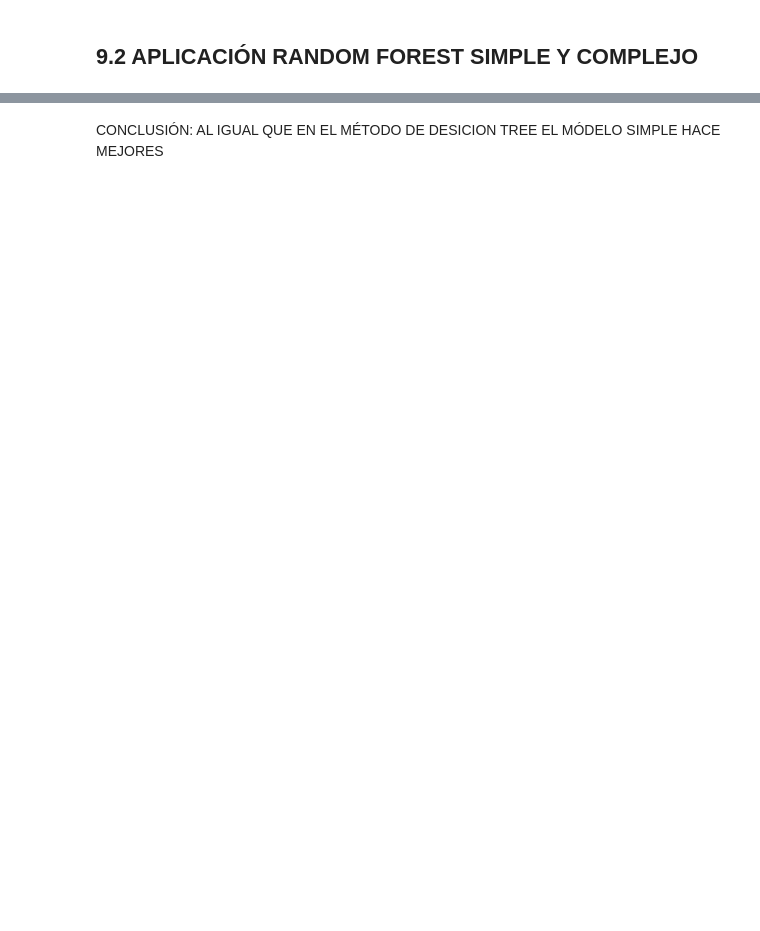
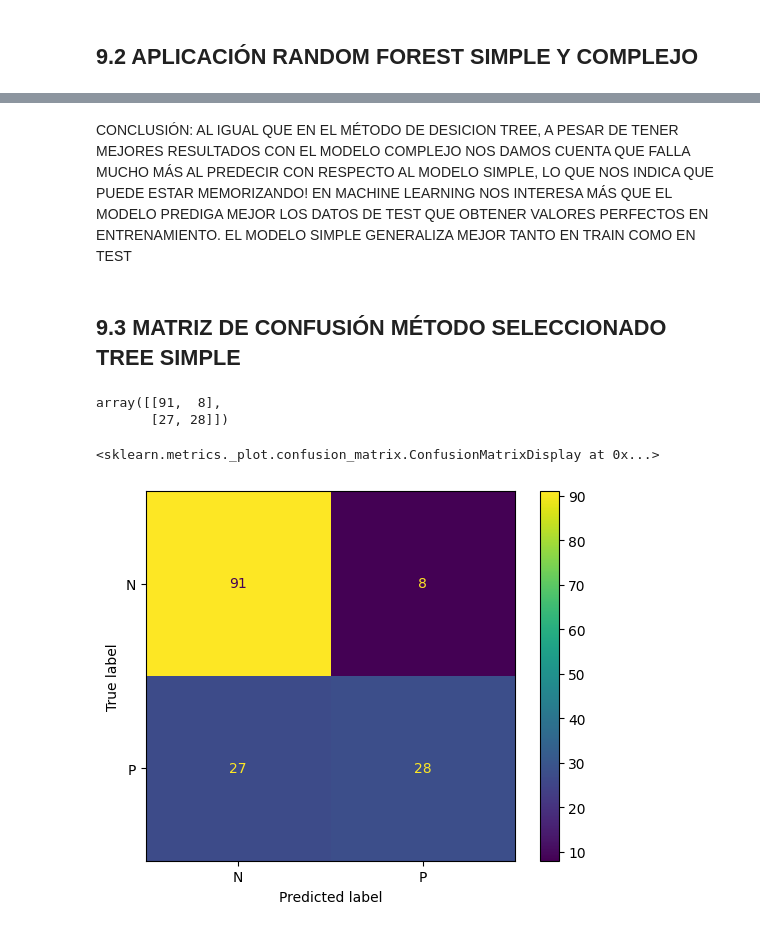
Before and after one commit to 4GeeksAcademy/cathycaz-intro-ml, a Jupyter notebook: src/05-random-forest.ipynb.ipynb, the cells around one changed output, grey strips where cells are left out. Saved outputs shown, nothing was run; the diff lists cells and outputs as text; code cells hidden in the pictures; blank space fills up the shorter version.

```diff
--- a/src/05-random-forest.ipynb.ipynb
+++ b/src/05-random-forest.ipynb.ipynb
@@ -1253,2 +1218,17 @@ get_metrics(Y_train, Y_test, train_pred_simple, test_pred_simple)
 # %% [markdown]
-CONCLUSIÓN: AL IGUAL QUE EN EL MÉTODO DE DESICION TREE EL MÓDELO SIMPLE HACE MEJORES
+CONCLUSIÓN: AL IGUAL QUE EN EL MÉTODO DE DESICION TREE, A PESAR DE TENER MEJORES RESULTADOS CON EL MODELO COMPLEJO NOS DAMOS CUENTA QUE FALLA MUCHO MÁS AL PREDECIR CON RESPECTO AL MODELO SIMPLE, LO QUE NOS INDICA QUE PUEDE ESTAR MEMORIZANDO! EN MACHINE LEARNING NOS INTERESA MÁS QUE EL MODELO PREDIGA MEJOR LOS DATOS DE TEST QUE OBTENER VALORES PERFECTOS EN ENTRENAMIENTO. EL MODELO SIMPLE GENERALIZA MEJOR TANTO EN TRAIN COMO EN TEST
+# %% [markdown]
+## 9.3 MATRIZ DE CONFUSIÓN MÉTODO SELECCIONADO TREE SIMPLE
+# %%
+# Matriz de confusión
+cm = confusion_matrix(Y_test, test_pred_simple)
+cm
+# %% [output]
+array([[91,  8],
+       [27, 28]])
+# %%
+disp = ConfusionMatrixDisplay(confusion_matrix=cm, display_labels=['N', 'P'])
+disp.plot()
+# %% [output]
+<sklearn.metrics._plot.confusion_matrix.ConfusionMatrixDisplay at 0x...>
+[figure, added]
```
Also changed, not shown: parts of 30 cells of this notebook, 2 other files.
